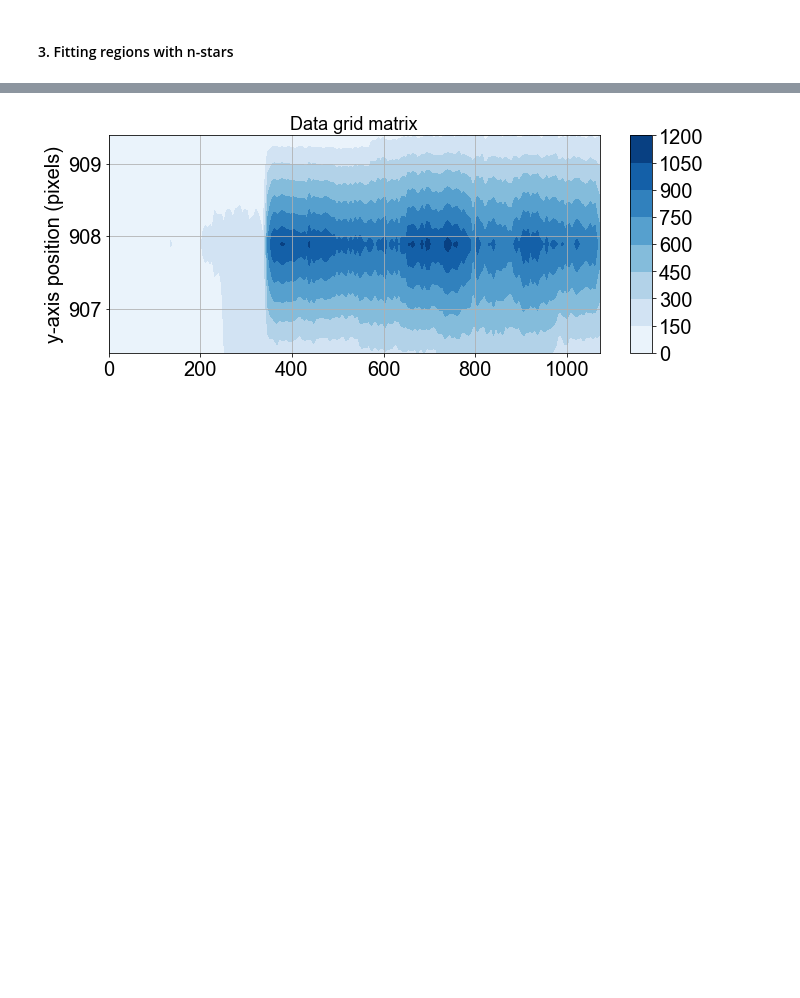
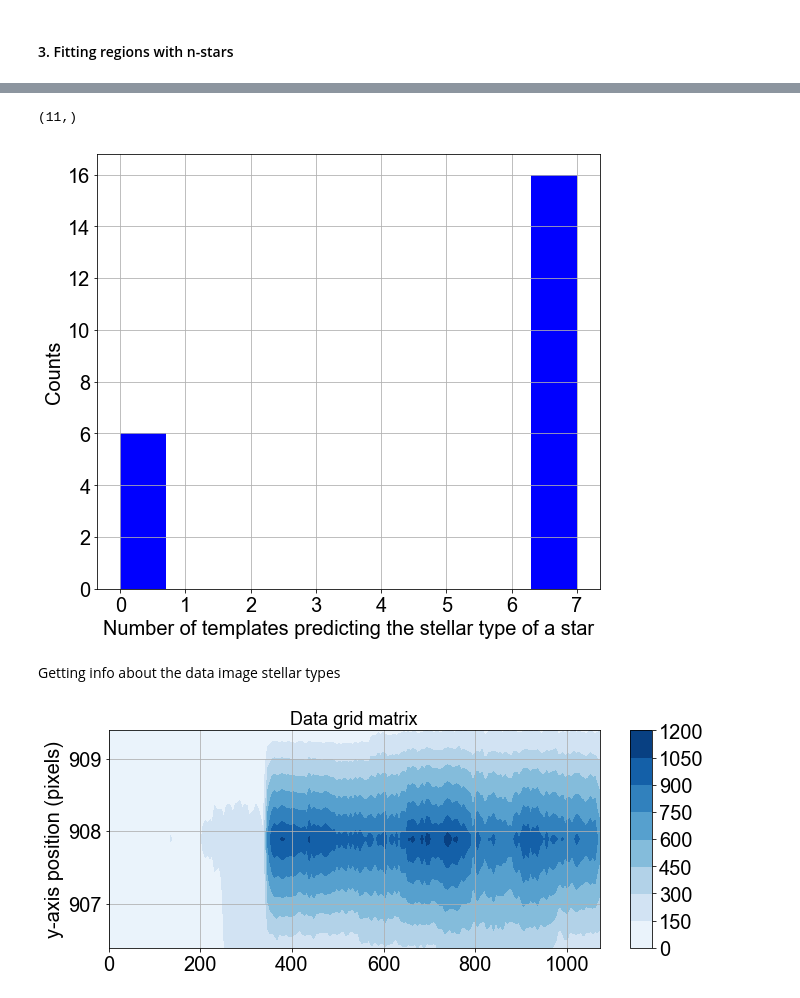
Before and after one commit to SoumyaShreeram/Slitless_spectroscopy, a Jupyter notebook: 06_Fitting_a_region_using_the_nearest_neighbour_approach.ipynb, the cells around one changed output, grey strips where cells are left out. Cells and saved outputs as stored; diff of their text form; code cells hidden in the pictures; blank space fills up the shorter version.

```diff
--- a/06_Fitting_a_region_using_the_nearest_neighbour_approach.ipynb
+++ b/06_Fitting_a_region_using_the_nearest_neighbour_approach.ipynb
@@ -199,3 +207,27 @@ ValueError: all the input array dimensions for the concatenation axis must match
+# %%
+importlib.reload(stl)
+target_star_prediction_all = []
+for i, stars_idx in enumerate(stars_with_n_neighbours[0][0:3]):
+
+    best_fit_perm_all = stl.findTemplateNumber(template_dir, selected_temps, resulting_params_all, hot_stars_arr, n_stars, region_idx=i)
+
+    target_star_prediction = []
+    for idx in range(len(best_fit_perm_all)):
+        target_star_prediction.append(best_fit_perm_all[idx][target_star_idx[i]])
+        target_star_prediction_all.append(target_star_prediction)
+# %%
+np.shape(resulting_params_all[0][1])
+# %% [output]
+(11,)
+# %%
+fig, ax = plt.subplots(1,1,figsize=(9,8))
+
+counts, _, _ = ax.hist(target_star_prediction_all[2], color='Blue')
+pt.setLabel(ax, 'Number of templates predicting the stellar type of a star', 'Counts', '', 'default', 'default', legend=False)
+# %% [output]
+[figure, added]
+# %% [markdown]
+Getting info about the data image stellar types
 # %%
 plotSubRegion(limits[-1], data_mat_arr[1], 'Data grid matrix', '', cmaps='Blues')
 # %% [output]
```
Also changed, not shown: parts of 8 cells of this notebook, 8 other files.
